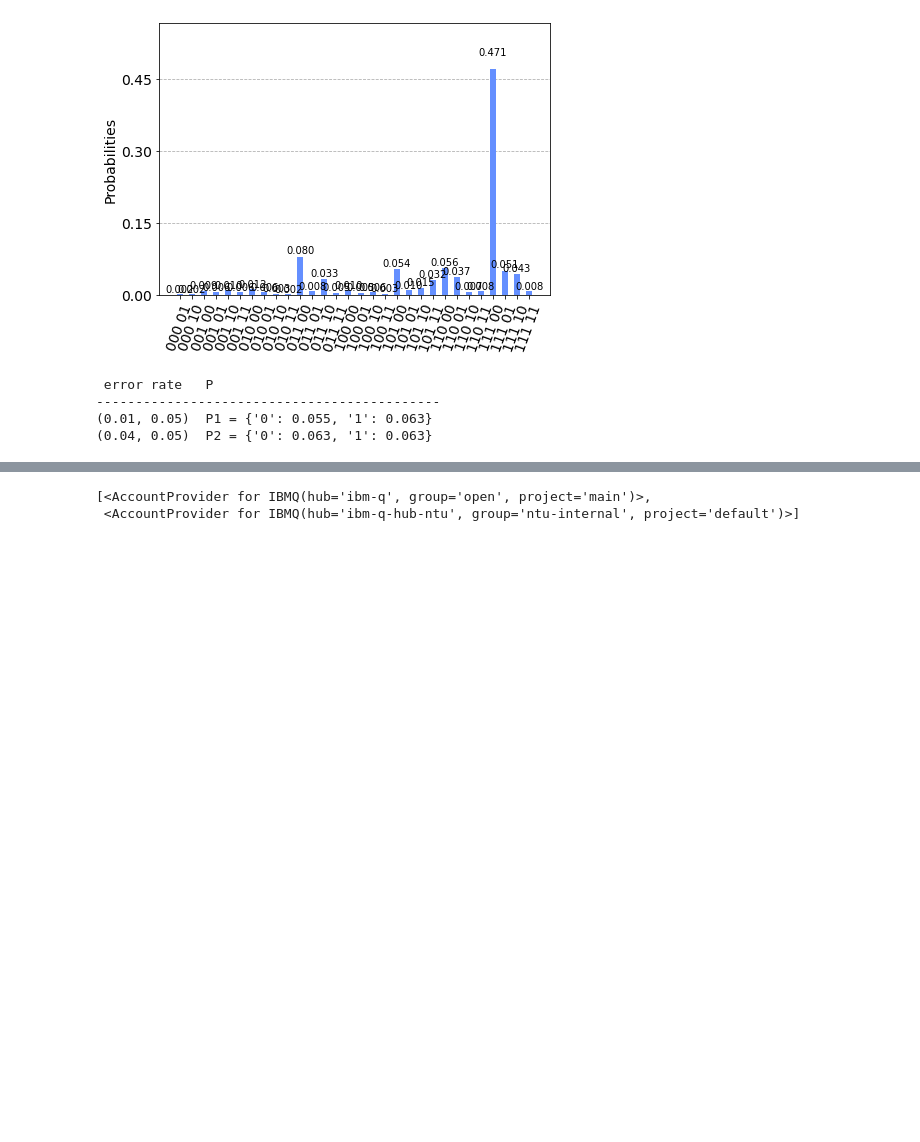
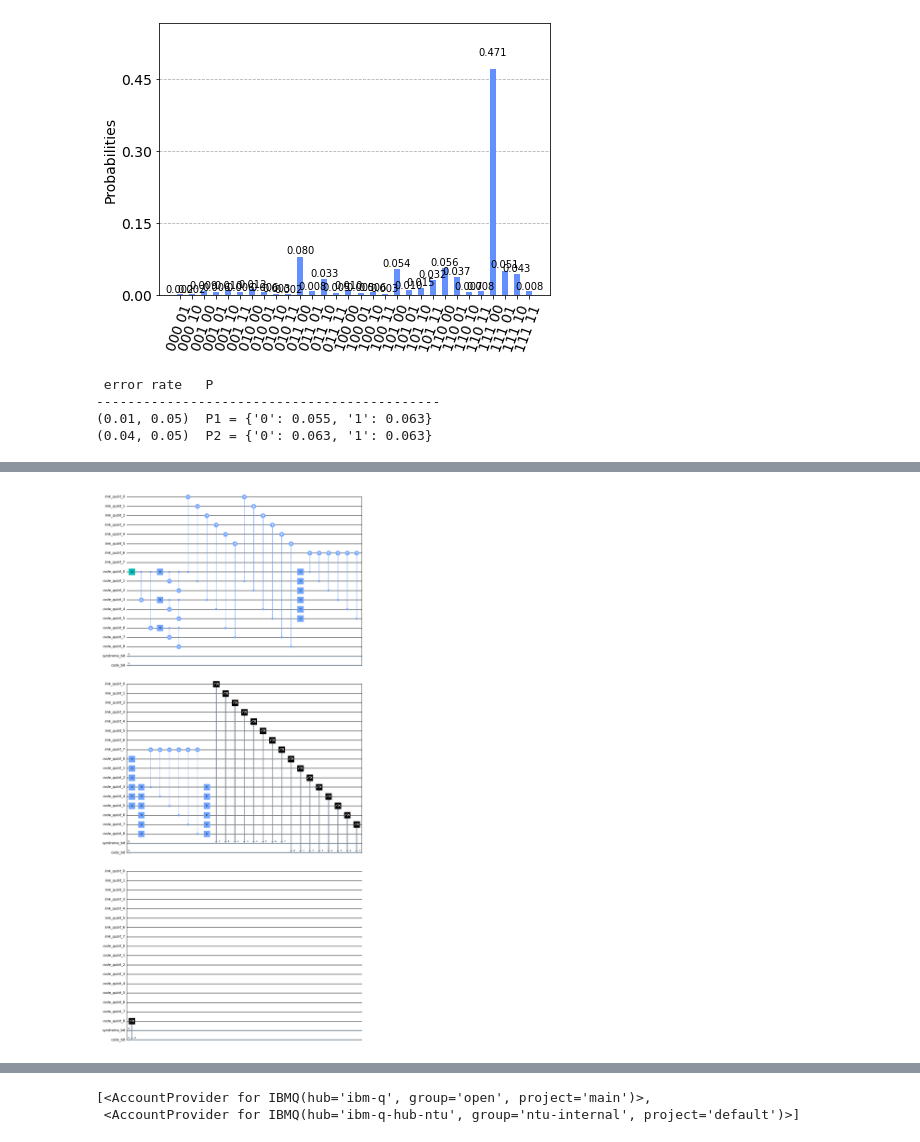
Before and after one commit to Jun7414/Quantum-Computing, a Jupyter notebook: Quantum Error Correction.ipynb, the cells around one changed output, grey strips where cells are left out. Drawn from its saved outputs; the diff is of its cells as text; code cells hidden in the pictures; blank space fills up the shorter version.

```diff
--- a/Quantum Error Correction.ipynb
+++ b/Quantum Error Correction.ipynb
@@ -373,0 +430,55 @@ print('(0.04, 0.05)  P2 =', P2)
+# %%
+# 1
+# First encode one qubit to 9 qubits
+qc1 = QuantumCircuit(lq, cq, sb, cb, name='1')
+qc1.x(cq[0])
+
+# phase flit correction
+qc1.cx(cq[0], cq[3])
+qc1.cx(cq[0], cq[6])
+qc1.barrier()
+
+# bit flip correction
+for i in range(3):
+    qc1.h(cq[i*3])
+for i in range(2):
+    qc1.cx(cq[0], cq[i+1])
+    qc1.cx(cq[3], cq[i+4])
+    qc1.cx(cq[6], cq[i+7])
+qc1.barrier()
+
+
+# The repetition code for 9 qubits
+# Sydrom measure wtih 6 ZZ operators (Z0Z1, Z1Z2, Z3Z4, Z4Z5, Z6Z7, Z7Z8)
+for i in range(3):
+    for j in range(2):
+        qc1.cx(cq[i*3+j],lq[2*i])
+        qc1.cx(cq[i*3+j+1],lq[2*i+1])
+qc1.barrier()
+
+# Sydrom measure wtih X^6 operators (X0X1X2X3X4X5, X3X4X5X6X7X8)
+qc1.h(cq[0:6])
+for i in range(6):
+    qc1.cx(cq[i], lq[6])
+qc1.barrier()
+qc1.h(cq[0:6])
+qc1.barrier()
+
+qc1.h(cq[3:9])
+for i in range(6):
+    qc1.cx(cq[i+3], lq[7])
+qc1.barrier()
+qc1.h(cq[3:9])
+qc1.barrier()
+
+# Hadamard back before measurement
+#for i in range(3):
+#    qc1.h(cq[i*3])
+
+qc1.barrier()
+qc1.measure(lq, sb)
+qc1.measure(cq, cb)
+
+qc1.draw('mpl', plot_barriers=False) #, filename='d0_1')
+# %% [output]
+[figure, added]
```
Also changed, not shown: parts of 30 cells of this notebook.
